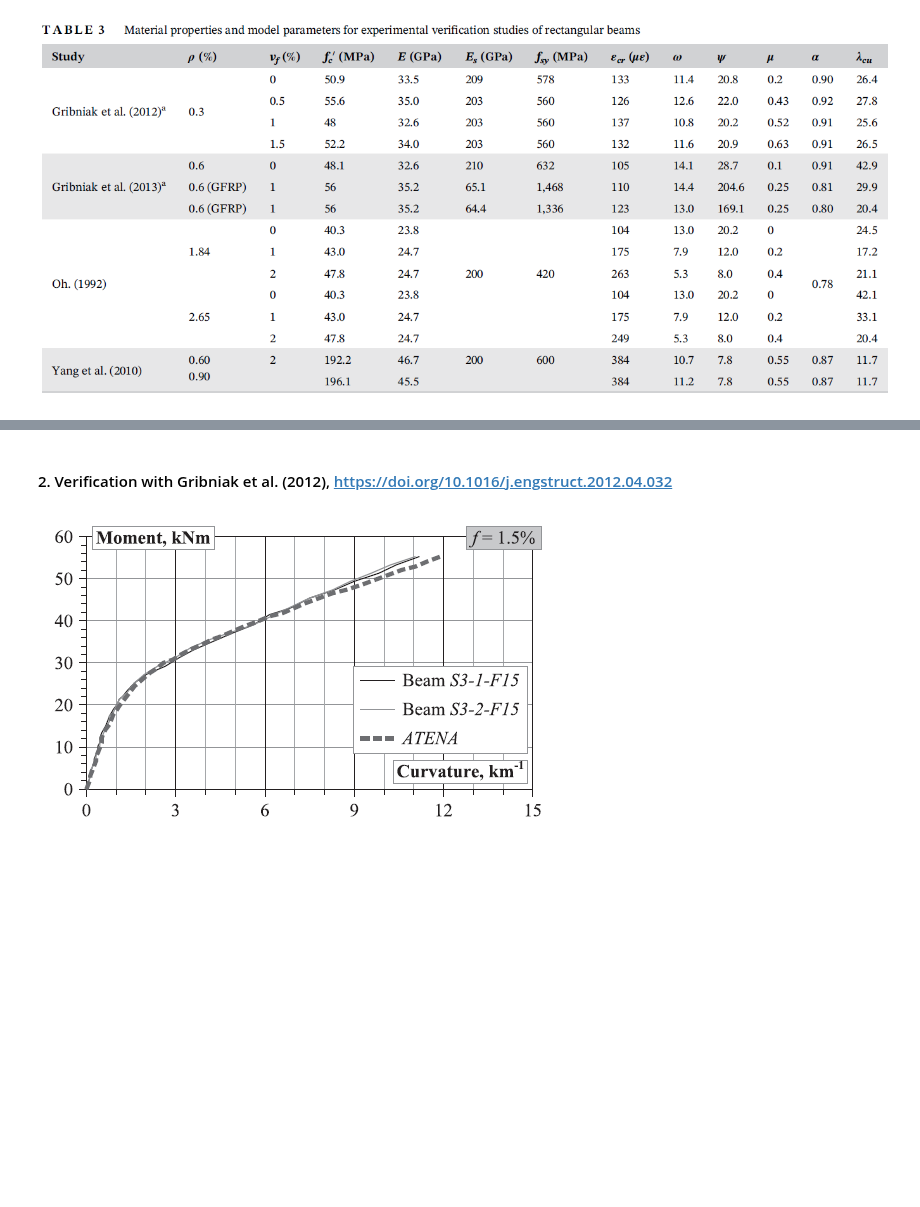
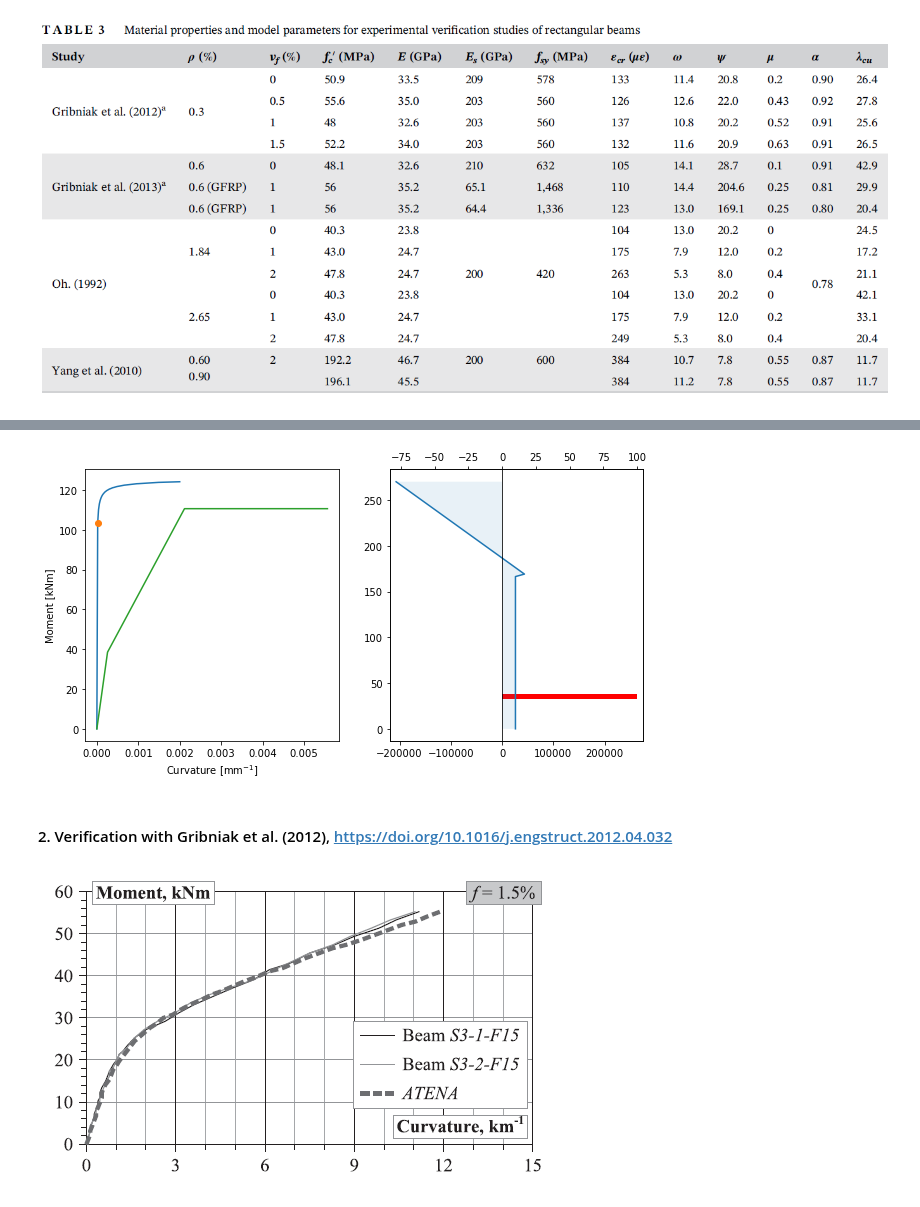
Before and after one commit to rosoba/bmcs_cross_section, a Jupyter notebook: bmcs_cross_section/mkappa/mkappa.ipynb, the cells around one changed output, grey strips where cells are left out. Saved outputs shown, nothing was run; the diff lists cells and outputs as text; code cells hidden in the pictures; blank space fills up the shorter version.

```diff
--- a/bmcs_cross_section/mkappa/mkappa.ipynb
+++ b/bmcs_cross_section/mkappa/mkappa.ipynb
@@ -97,24 +123,27 @@ plot(mc)
 # %%
 mc = MKappa(n_m=100, n_kappa = 100)
 mc.kappa_slider = 0.00001
 mc.low_kappa = 0
-mc.high_kappa = 0.0001
+mc.high_kappa = 0.002
 map_and_assign_params_for_rectangular_section(mc,
-    beta_tu = 160,  # SUPPOSED because it's missing
+    beta_tu = 16000,  # SUPPOSED because it's missing
         b = 180,
         h = 270,
         E = 46700,
         E_s = 200000,
         f_sy = 600,
         eps_cr = 0.000384,
         rho = 0.009,
         v_f = 0.02,
         omega = 10.7,
         psi = 7.8,
         mu = 0.55,
         alpha = 0.87,
         lambda_cu = 11.7)
-plot(mc)
+# plot(mc)
+plot_ver(mc, ver_data2)
+# %% [output]
+[figure, added]
 # %% [markdown]
 #### 2. Verification with Gribniak et al. (2012), https://doi.org/10.1016/j.engstruct.2012.04.032
 ![image.png](attachment:image.png)
```
Also changed, not shown: parts of 7 cells of this notebook, 2 other files.
